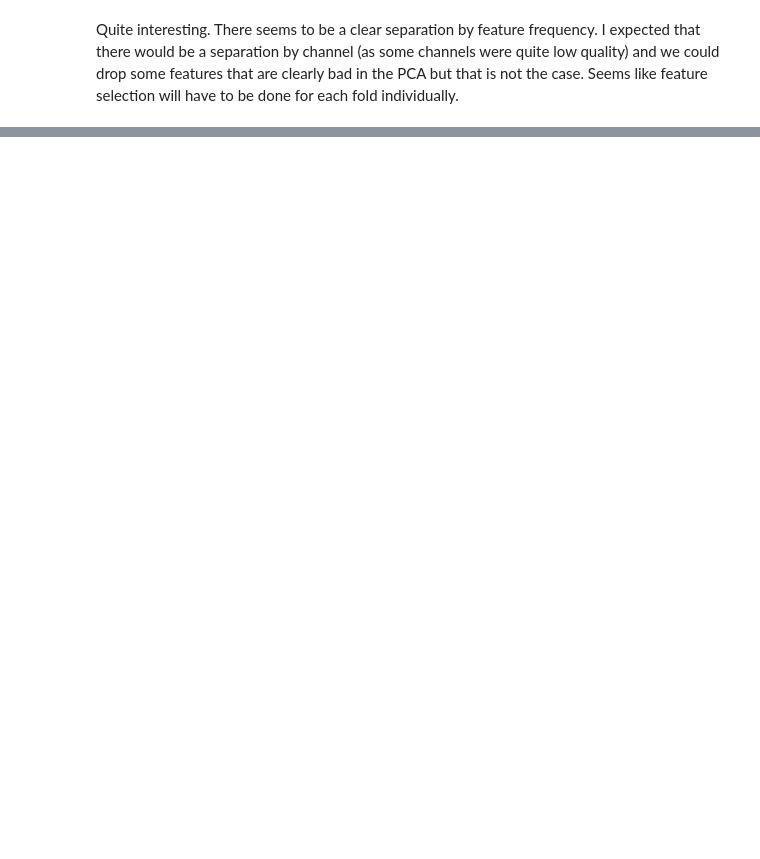
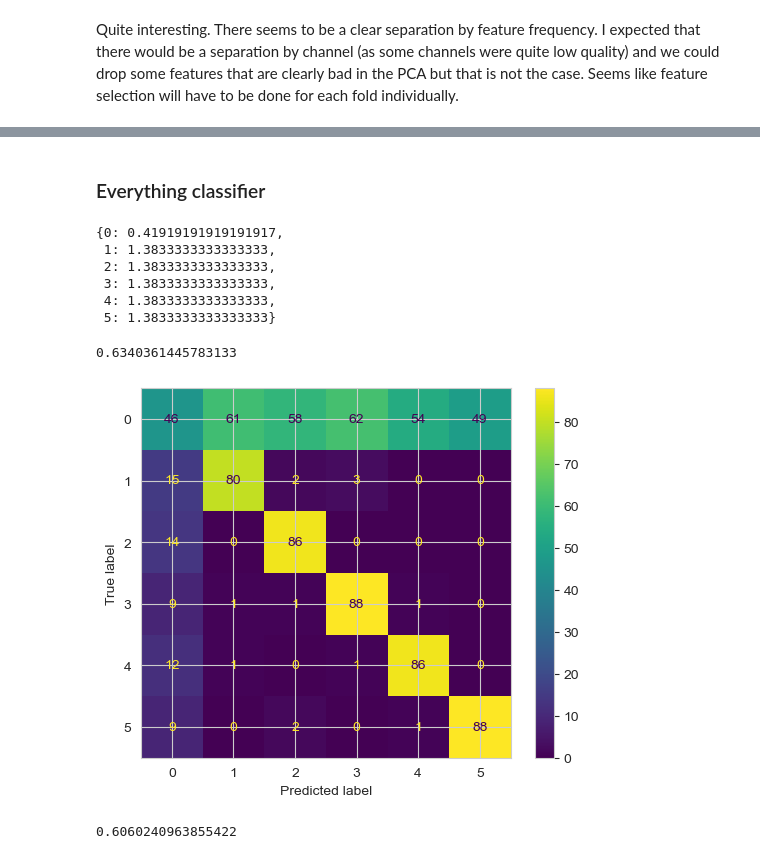
Before and after one commit to kerseviciute/problem-at-hand, a Jupyter notebook: classifier.ipynb, the cells around one changed output, grey strips where cells are left out. Drawn from its saved outputs; the diff is of its cells as text; code cells hidden in the pictures; blank space fills up the shorter version.

Commit message:
Fit random forest.

```diff
--- a/classifier.ipynb
+++ b/classifier.ipynb
@@ -174,0 +183,13 @@ Quite interesting. There seems to be a clear separation by feature frequency. I
+# %%
+def create_splits(x, y, n_splits = 5):
+    validator = StratifiedKFold(n_splits = n_splits, random_state = 42, shuffle = True)
+
+    splits = []
+    for train_ix, test_ix in validator.split(x, y):
+        x_train, y_train = x[train_ix], y[train_ix]
+        x_test, y_test = x[test_ix], y[test_ix]
+        splits.append([x_train, y_train, x_test, y_test])
+
+    return splits
+# %% [markdown]
+### Everything classifier
@@ -174,0 +204,51 @@ Quite interesting. There seems to be a clear separation by feature frequency. I
+# %%
+# Scale the data
+x = np.log(feature_matrix.values.T)
+x = (x - np.mean(x, axis = 0)) / np.std(x, axis = 0)
+y = LabelEncoder().fit_transform(key['Event'])
+
+# Prepare splits
+splits = create_splits(x, y)
+
+# Calculate class weights
+classes = np.unique(y)
+class_weights = class_weight.compute_class_weight('balanced', classes = classes, y = y)
+class_weights = dict(zip(classes, class_weights))
+class_weights
+# %% [output]
+{0: 0.41919191919191917,
+ 1: 1.3833333333333333,
+ 2: 1.3833333333333333,
+ 3: 1.3833333333333333,
+ 4: 1.3833333333333333,
+ 5: 1.3833333333333333}
+# %%
+split = splits[0]
+x_train, y_train, x_test, y_test = split
+
+model = RandomForestClassifier(
+    random_state = 154,
+    criterion = 'log_loss',
+    n_estimators = 200,
+    max_depth = 50,
+    class_weight = class_weights
+)
+
+model.fit(x_train, y_train)
+model.score(x_train, y_train)
+# %% [output]
+0.6340361445783133
+# %%
+predicted = model.predict(x_test)
+cm = confusion_matrix(y_test, predicted, labels = model.classes_)
+disp = ConfusionMatrixDisplay(confusion_matrix = cm)
+disp.plot()
+plt.show()
+# %% [output]
+[figure, added]
+# %%
+model2 = SVC(kernel = 'linear', C = 1.0, class_weight = class_weights)
+model2.fit(x_train, y_train)
+model2.score(x_train, y_train)
+# %% [output]
+0.6060240963855422
```
Also changed, not shown: parts of 43 cells of this notebook.
